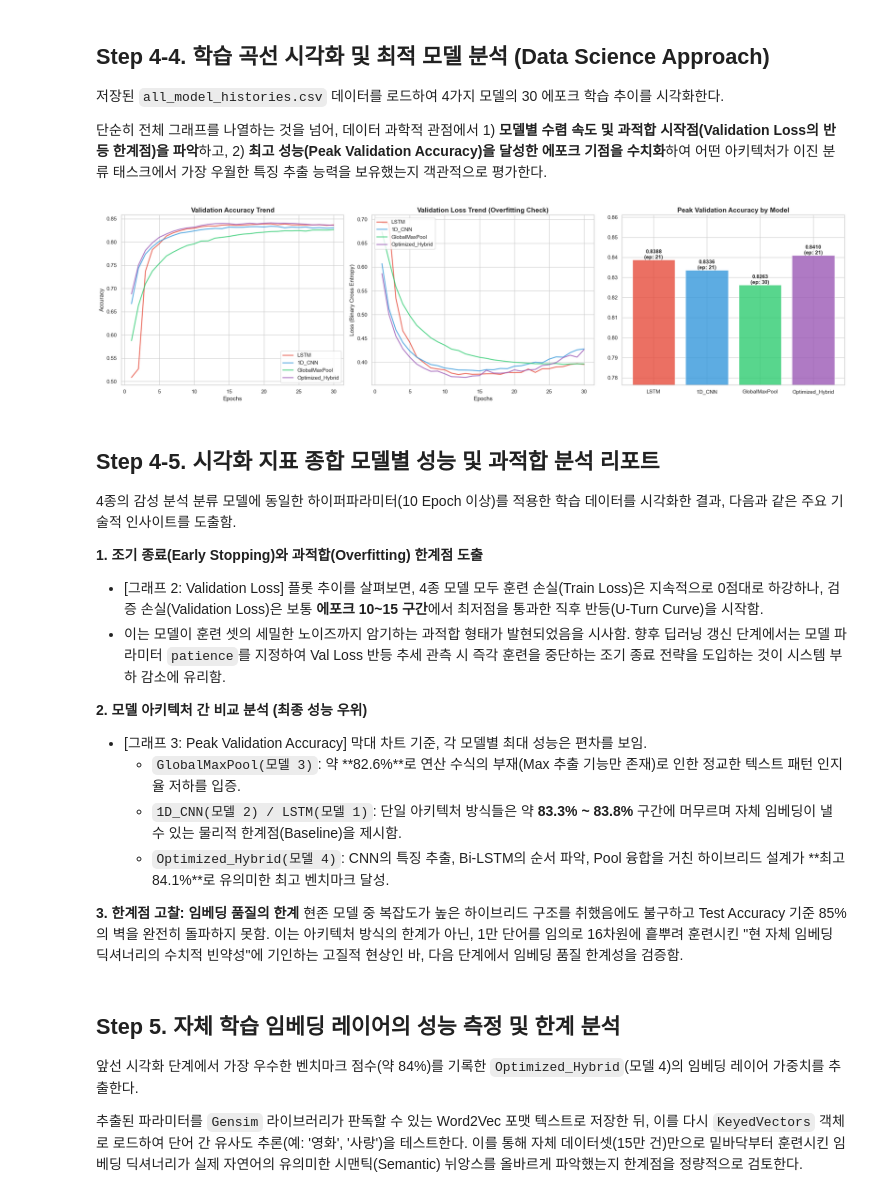
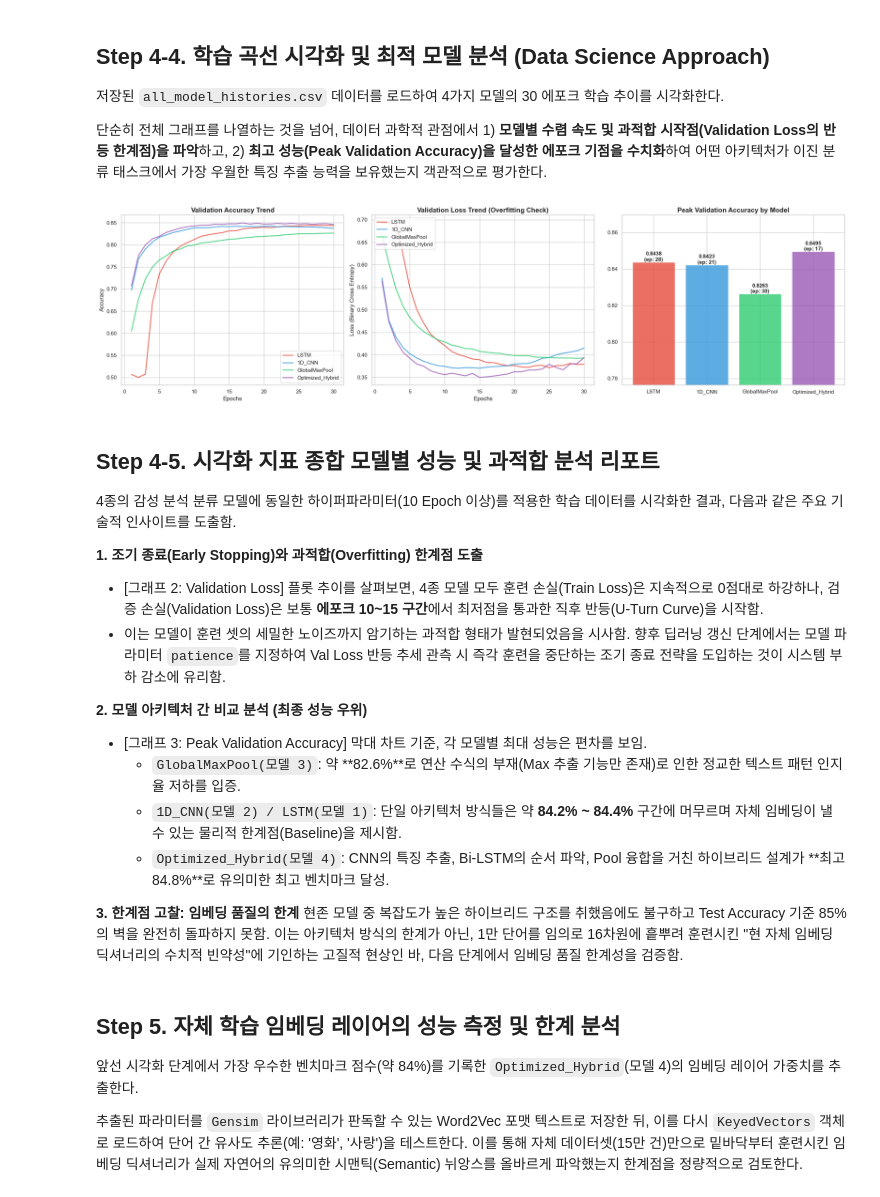
Before and after one commit to seongyeon-h/AIFFEL_quest_rs, a Jupyter notebook: Exploration/Ex05/project.ipynb, the cells around one changed output. Cells and saved outputs as stored; diff of their text form; code cells hidden in the pictures.

```diff
--- a/Exploration/Ex05/project.ipynb
+++ b/Exploration/Ex05/project.ipynb
@@ -762,7 +761,7 @@ import matplotlib.pyplot as plt
 import seaborn as sns
 
 # 1. 로컬에 병합 저장된 30 에포크 이력 시트(Raw Data) 로드
-history_df = pd.read_csv('./data/all_model_histories.csv')
+history_df = pd.read_csv('./data/all_model_histories_mecab.csv')
 
 # 시각화 테마 설정 (Seaborn의 깔끔한 배경 사용)
 sns.set_theme(style="whitegrid")
@@ -803,34 +802,34 @@ axes[1].legend(loc='upper left')
 
 
 # =========================================================================
 # [그래프 3] 모델별 최고 달성 정확도(Peak Validation Accuracy) 막대 차트
 # 30번의 에포크 중 각 모델이 도달한 가장 높은 점수와 그 시점을 추출하여 최종 우열 가림
 # =========================================================================
 peak_accs = []
 peak_epochs = []
 
 for name in model_names:
     model_data = history_df[history_df['Model_Name'] == name]
     # 모델별 Val_Acc 컬럼의 최댓값과 그 때의 에포크 번호 추출
     best_row = model_data.loc[model_data['Val_Acc'].idxmax()]
     peak_accs.append(best_row['Val_Acc'])
     peak_epochs.append(int(best_row['Epoch']))
 
 bars = axes[2].bar(model_names, peak_accs, color=colors, alpha=0.8)
 axes[2].set_title('Peak Validation Accuracy by Model', fontsize=14, fontweight='bold')
 axes[2].set_ylim(min(peak_accs) - 0.05, max(peak_accs) + 0.02) # 값 차이를 부각하기 위해 Y축 레인지 조정
 
 # 막대 그래프 상단에 도달 에포크와 정확도 수치 텍스트 어노테이션(주석) 추가
 for bar, epoch, acc in zip(bars, peak_epochs, peak_accs):
     height = bar.get_height()
     axes[2].text(bar.get_x() + bar.get_width()/2., height,
                  f'{acc:.4f}\n(ep: {epoch})',
                  ha='center', va='bottom', fontsize=11, fontweight='bold')
 
 plt.tight_layout()
 plt.show()
 # %% [output]
-[figure, old version]
+[figure, new version]
 # %% [markdown]
 ## Step 4-5. 시각화 지표 종합 모델별 성능 및 과적합 분석 리포트
 
@@ -843,8 +842,8 @@ plt.show()
 **2. 모델 아키텍처 간 비교 분석 (최종 성능 우위)**
 - [그래프 3: Peak Validation Accuracy] 막대 차트 기준, 각 모델별 최대 성능은 편차를 보임.
   *   `GlobalMaxPool(모델 3)`: 약 **82.6%**로 연산 수식의 부재(Max 추출 기능만 존재)로 인한 정교한 텍스트 패턴 인지율 저하를 입증.
-  *   `1D_CNN(모델 2) / LSTM(모델 1)`: 단일 아키텍처 방식들은 약 **83.3% ~ 83.8%** 구간에 머무르며 자체 임베딩이 낼 수 있는 물리적 한계점(Baseline)을 제시함.
-  *   `Optimized_Hybrid(모델 4)`: CNN의 특징 추출, Bi-LSTM의 순서 파악, Pool 융합을 거친 하이브리드 설계가 **최고 84.1%**로 유의미한 최고 벤치마크 달성.
+  *   `1D_CNN(모델 2) / LSTM(모델 1)`: 단일 아키텍처 방식들은 약 **84.2% ~ 84.4%** 구간에 머무르며 자체 임베딩이 낼 수 있는 물리적 한계점(Baseline)을 제시함.
+  *   `Optimized_Hybrid(모델 4)`: CNN의 특징 추출, Bi-LSTM의 순서 파악, Pool 융합을 거친 하이브리드 설계가 **최고 84.8%**로 유의미한 최고 벤치마크 달성.
 
 **3. 한계점 고찰: 임베딩 품질의 한계**
 현존 모델 중 복잡도가 높은 하이브리드 구조를 취했음에도 불구하고 Test Accuracy 기준 85%의 벽을 완전히 돌파하지 못함. 이는 아키텍처 방식의 한계가 아닌, 1만 단어를 임의로 16차원에 흩뿌려 훈련시킨 "현 자체 임베딩 딕셔너리의 수치적 빈약성"에 기인하는 고질적 현상인 바, 다음 단계에서 임베딩 품질 한계성을 검증함.
```
Also changed, not shown: parts of 14 cells of this notebook.
